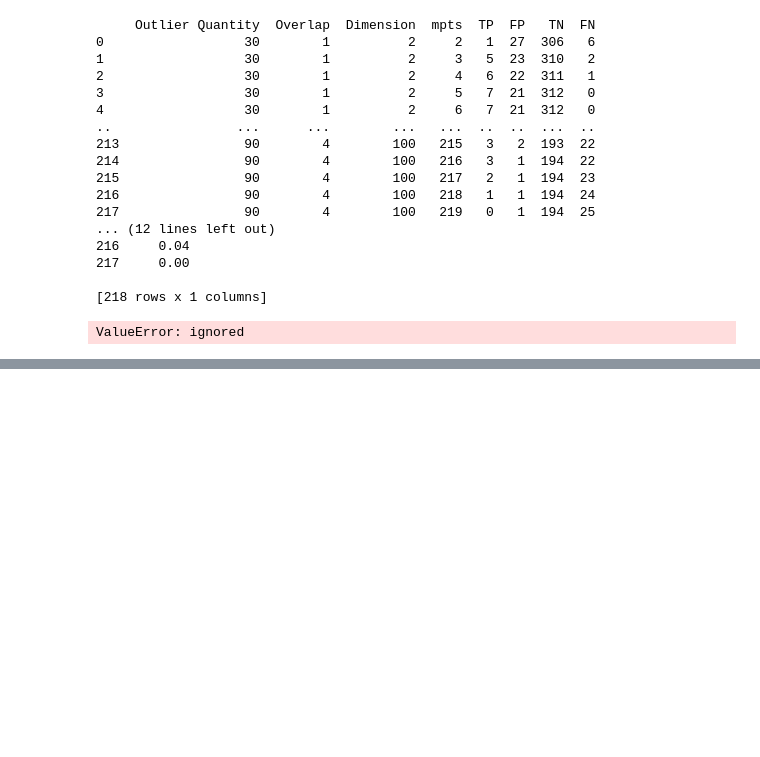
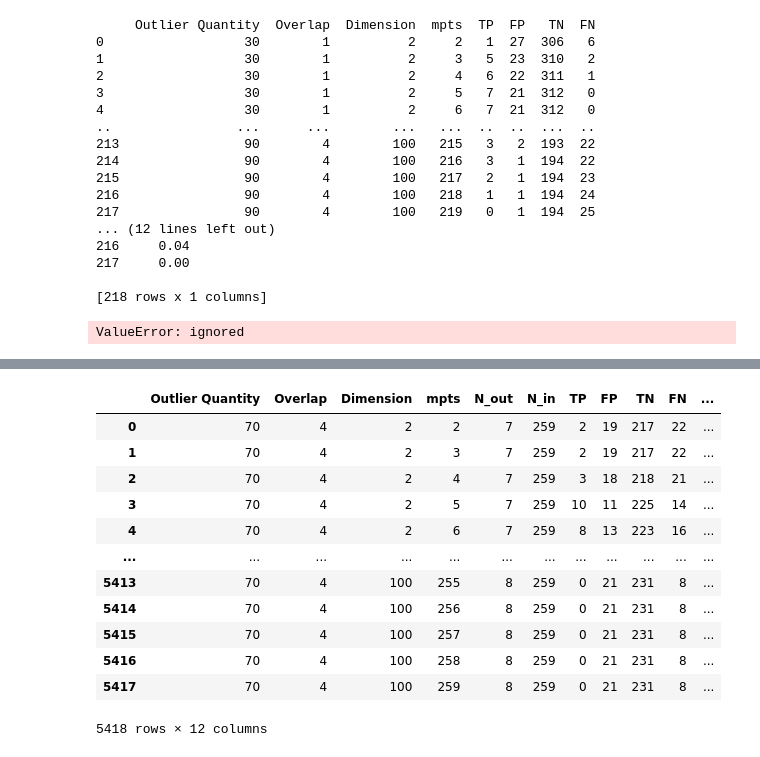
Before and after one commit to NeuralClassifier/HDBSCAN-OutlierDetect, a Jupyter notebook: HDBSCAN_optimalHierarchies.ipynb, the cells around one changed output, grey strips where cells are left out. Drawn from its saved outputs; the diff is of its cells as text; code cells hidden in the pictures; blank space fills up the shorter version.

```diff
--- a/HDBSCAN_optimalHierarchies.ipynb
+++ b/HDBSCAN_optimalHierarchies.ipynb
@@ -363,0 +679,18 @@ ValueError: ignored
+# %%
+df_res.reset_index(drop=True, inplace=True)
+df_res.to_excel('/content/performance_dn_KNN_noise.xlsx')
+df_res
+# %% [output]
+|  | Outlier Quantity | Overlap | Dimension | mpts | N_out | N_in | TP | FP | TN | FN | ... |
+| 0 | 70 | 4 | 2 | 2 | 7 | 259 | 2 | 19 | 217 | 22 | ... |
+| 1 | 70 | 4 | 2 | 3 | 7 | 259 | 2 | 19 | 217 | 22 | ... |
+| 2 | 70 | 4 | 2 | 4 | 7 | 259 | 3 | 18 | 218 | 21 | ... |
+| 3 | 70 | 4 | 2 | 5 | 7 | 259 | 10 | 11 | 225 | 14 | ... |
+| 4 | 70 | 4 | 2 | 6 | 7 | 259 | 8 | 13 | 223 | 16 | ... |
+| ... | ... | ... | ... | ... | ... | ... | ... | ... | ... | ... | ... |
+| 5413 | 70 | 4 | 100 | 255 | 8 | 259 | 0 | 21 | 231 | 8 | ... |
+| 5414 | 70 | 4 | 100 | 256 | 8 | 259 | 0 | 21 | 231 | 8 | ... |
+| 5415 | 70 | 4 | 100 | 257 | 8 | 259 | 0 | 21 | 231 | 8 | ... |
+| 5416 | 70 | 4 | 100 | 258 | 8 | 259 | 0 | 21 | 231 | 8 | ... |
+| 5417 | 70 | 4 | 100 | 259 | 8 | 259 | 0 | 21 | 231 | 8 | ... |
+5418 rows × 12 columns
```
Also changed, not shown: parts of 7 cells of this notebook.
